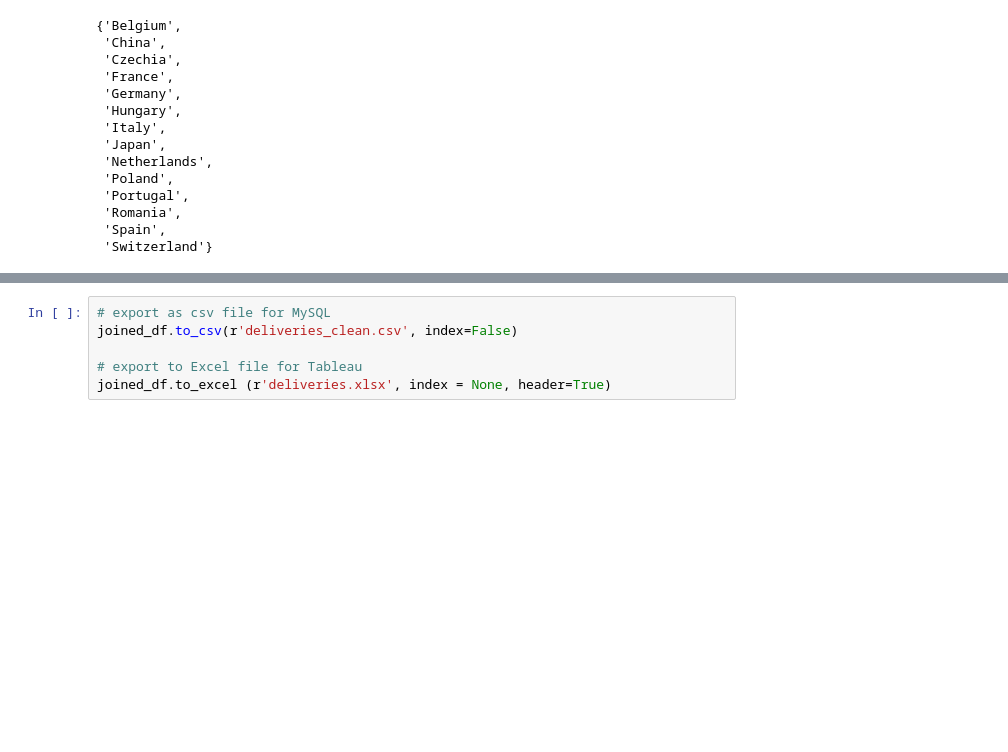
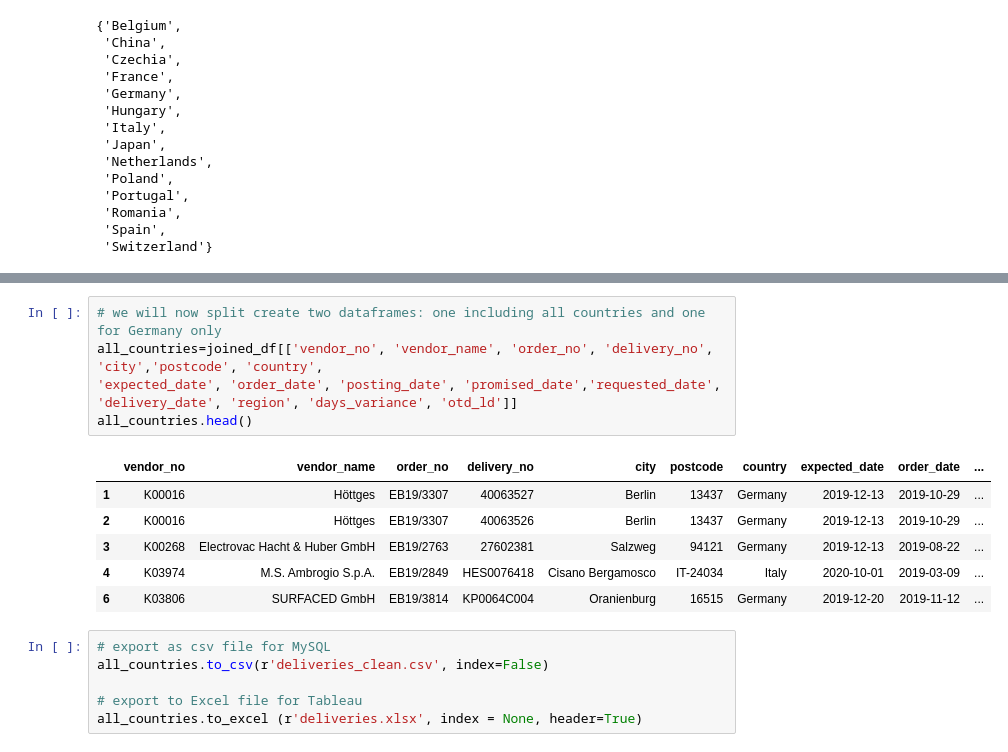
Before and after one commit to virginiaperdomoc/Delivery-Performance-Dashboard, a Jupyter notebook: deliveries wrangling.ipynb, the cells around one changed output, grey strips where cells are left out. Drawn from its saved outputs; the diff is of its cells as text; blank space fills up the shorter version.

```diff
--- a/deliveries wrangling.ipynb
+++ b/deliveries wrangling.ipynb
@@ -518,6 +509,18 @@ joined_df
+# %%
+# we will now split create two dataframes: one including all countries and one for Germany only
+all_countries=joined_df[['vendor_no', 'vendor_name', 'order_no', 'delivery_no', 'city','postcode', 'country',
+'expected_date', 'order_date', 'posting_date', 'promised_date','requested_date', 'delivery_date', 'region', 'days_variance', 'otd_ld']]
+all_countries.head()
+# %% [output]
+|  | vendor_no | vendor_name | order_no | delivery_no | city | postcode | country | expected_date | order_date | ... |
+| 1 | K00016 | Höttges | EB19/3307 | 40063527 | Berlin | 13437 | Germany | 2019-12-13 | 2019-10-29 | ... |
+| 2 | K00016 | Höttges | EB19/3307 | 40063526 | Berlin | 13437 | Germany | 2019-12-13 | 2019-10-29 | ... |
+| 3 | K00268 | Electrovac Hacht & Huber GmbH | EB19/2763 | 27602381 | Salzweg | 94121 | Germany | 2019-12-13 | 2019-08-22 | ... |
+| 4 | K03974 | M.S. Ambrogio S.p.A. | EB19/2849 | HES0076418 | Cisano Bergamosco | IT-24034 | Italy | 2020-10-01 | 2019-03-09 | ... |
+| 6 | K03806 | SURFACED GmbH | EB19/3814 | KP0064C004 | Oranienburg | 16515 | Germany | 2019-12-20 | 2019-11-12 | ... |
 # %%
 # export as csv file for MySQL
-joined_df.to_csv(r'deliveries_clean.csv', index=False)
+all_countries.to_csv(r'deliveries_clean.csv', index=False)
 
 # export to Excel file for Tableau
-joined_df.to_excel (r'deliveries.xlsx', index = None, header=True)
+all_countries.to_excel (r'deliveries.xlsx', index = None, header=True)
```
Also changed, not shown: parts of 22 cells of this notebook, 7 other files.
